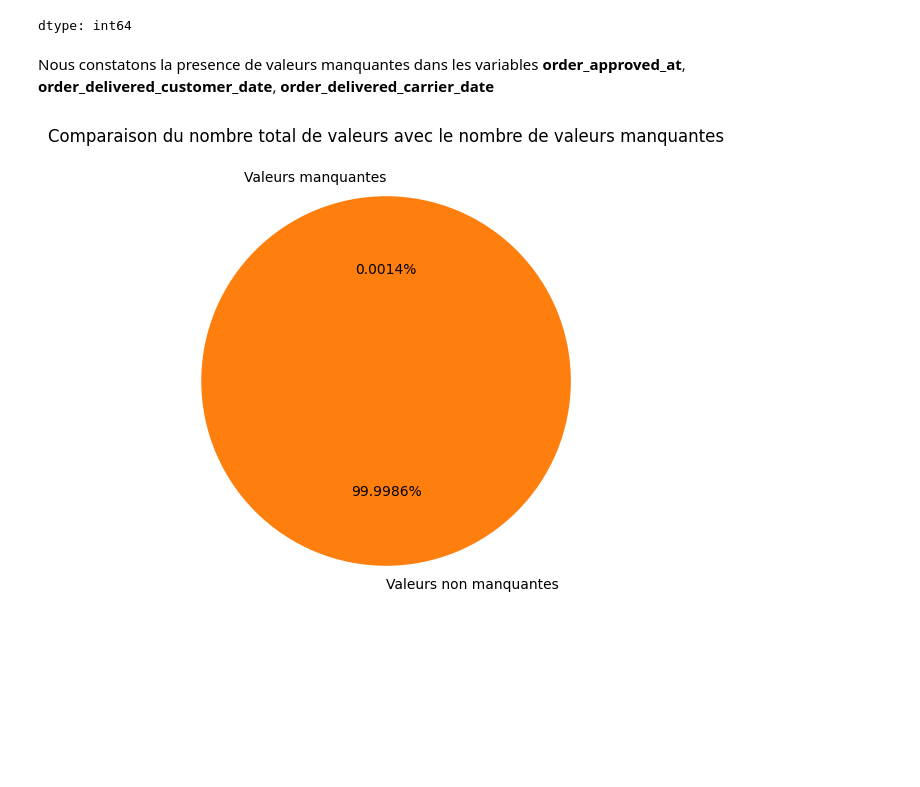
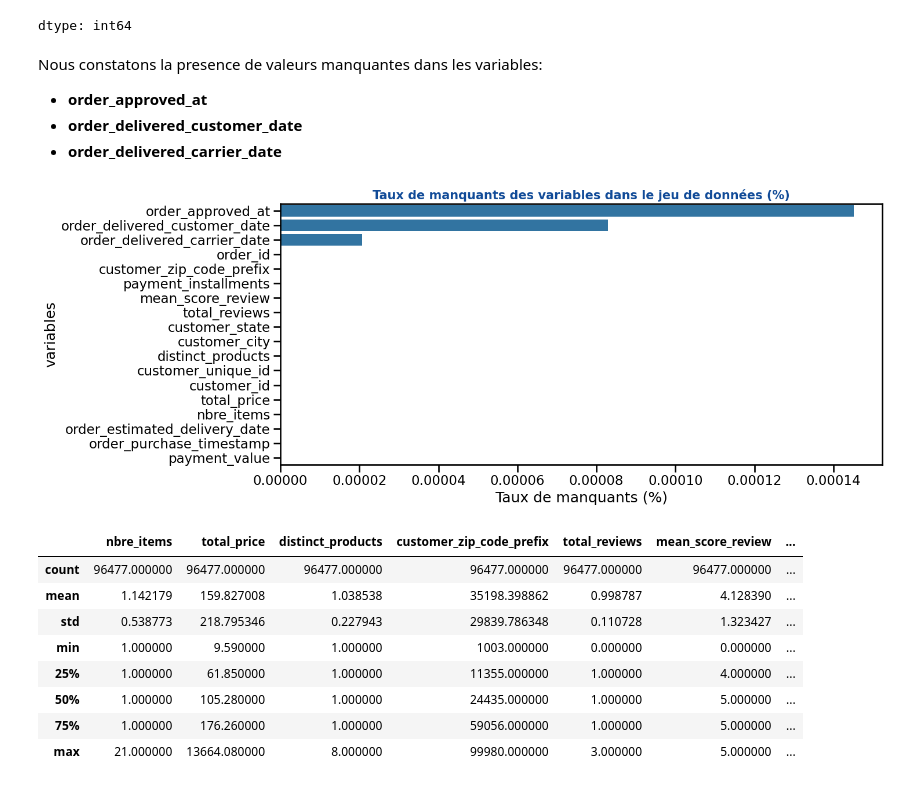
Before and after one commit to amadousysada/ecommerce-customer-segmentation, a Jupyter notebook: main.ipynb, the cells around one changed output. Drawn from its saved outputs; the diff is of its cells as text; code cells hidden in the pictures; blank space fills up the shorter version.

```diff
--- a/main.ipynb
+++ b/main.ipynb
@@ -213,24 +222,47 @@ data.isna().sum().sort_values(ascending=False)
 | payment_value | 0 |
 dtype: int64
 # %% [markdown]
-Nous constatons la presence de valeurs manquantes dans les variables **order_approved_at**, **order_delivered_customer_date**, **order_delivered_carrier_date**
+Nous constatons la presence de valeurs manquantes dans les variables:
+- **order_approved_at**
+- **order_delivered_customer_date**
+- **order_delivered_carrier_date**
-# %%
-plt.figure(figsize=(8, 6))
-total_values = data.size
-
-total_missing = data.isnull().sum().sum()
-
-labels = ['Valeurs manquantes', 'Valeurs non manquantes']
-
-values = [total_missing, total_values - total_missing]
-
-plt.pie(values, labels=labels, autopct='%1.4f%%', startangle=90)
-
-plt.title("Comparaison du nombre total de valeurs avec le nombre de valeurs manquantes")
-
-plt.show()
-# %% [output]
-[figure, removed]
+# %%
+sns.set_context("talk")
+
+vars = pd.DataFrame(data.isnull().mean(), columns=['Taux_de_Null']).sort_values(
+    by='Taux_de_Null', ascending=False)
+fig = plt.figure(figsize=(15, 6))
+
+font_title = {'color':  '#114b98','weight': 'bold','size': 15}
+
+sns.barplot(x=vars.Taux_de_Null, y=vars.index, data=vars)
+
+# Seuil pour suppression des variables
+# plt.axvline(x=max_threshold, linewidth=2, color = 'r')
+# plt.text(max_threshold+0.1, 20, 'Seuil de suppression des variables', fontsize = 16, color = 'r')
+
+plt.title("Taux de manquants des variables dans le jeu de données (%)",
+          fontdict=font_title)
+plt.xlabel("Taux de manquants (%)")
+plt.ylabel("variables")
+
+fig.tight_layout()
+
+plt.show()
+# %% [output]
+[figure, added]
+# %%
+data.describe()
+# %% [output]
+|  | nbre_items | total_price | distinct_products | customer_zip_code_prefix | total_reviews | mean_score_review | ... |
+| count | 96477.000000 | 96477.000000 | 96477.000000 | 96477.000000 | 96477.000000 | 96477.000000 | ... |
+| mean | 1.142179 | 159.827008 | 1.038538 | 35198.398862 | 0.998787 | 4.128390 | ... |
+| std | 0.538773 | 218.795346 | 0.227943 | 29839.786348 | 0.110728 | 1.323427 | ... |
+| min | 1.000000 | 9.590000 | 1.000000 | 1003.000000 | 0.000000 | 0.000000 | ... |
+| 25% | 1.000000 | 61.850000 | 1.000000 | 11355.000000 | 1.000000 | 4.000000 | ... |
+| 50% | 1.000000 | 105.280000 | 1.000000 | 24435.000000 | 1.000000 | 5.000000 | ... |
+| 75% | 1.000000 | 176.260000 | 1.000000 | 59056.000000 | 1.000000 | 5.000000 | ... |
+| max | 21.000000 | 13664.080000 | 8.000000 | 99980.000000 | 3.000000 | 5.000000 | ... |
 # %%
 data.describe(include='O')
 # %% [output]
```
Also changed, not shown: parts of 11 cells of this notebook.
